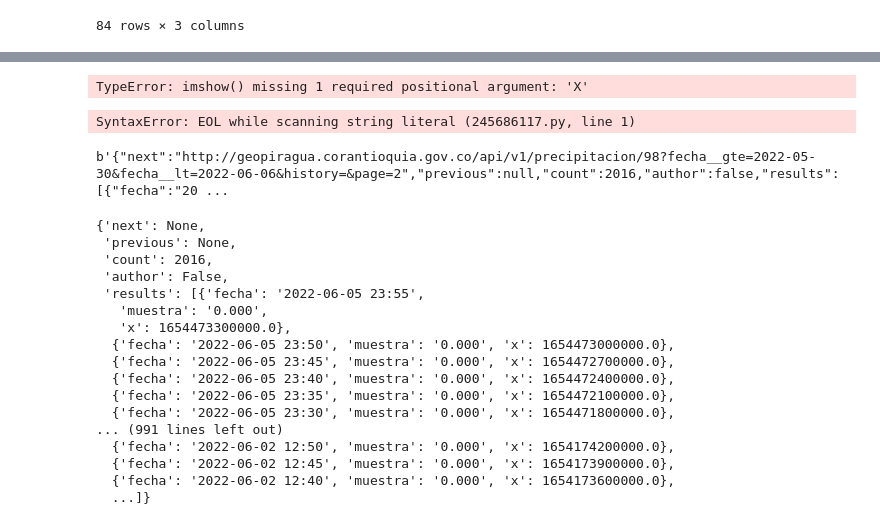
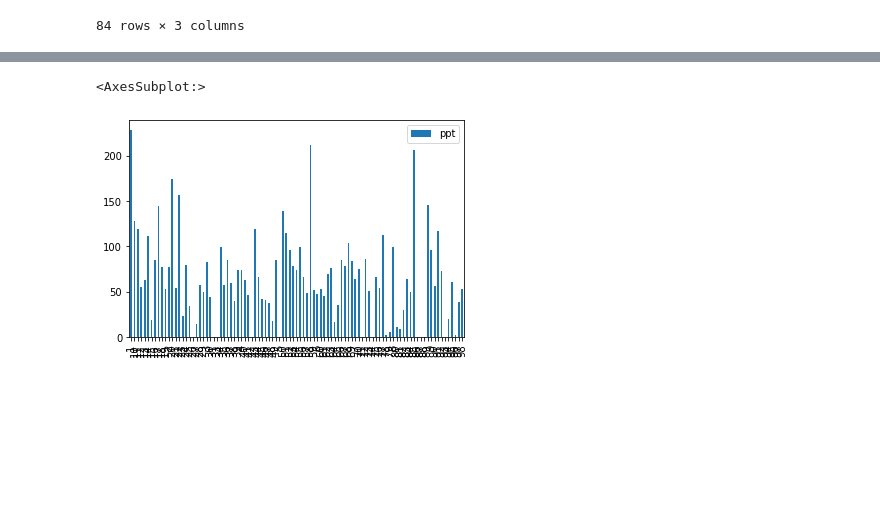
Before and after one commit to ospinals/piragua_backend_estaciones, a Jupyter notebook: piragua-src/PPT/Untitled.ipynb, the cells around one changed output, grey strips where cells are left out. Saved outputs shown, nothing was run; the diff lists cells and outputs as text; code cells hidden in the pictures; blank space fills up the shorter version.

```diff
--- a/piragua-src/PPT/Untitled.ipynb
+++ b/piragua-src/PPT/Untitled.ipynb
@@ -68,3 +58,0 @@ header = f"""<OGRVRTDataSource>
-# %%
-with open(f"{start_date}.vrt", "w") as f:
-    f.write(header)
@@ -118,6 +90,0 @@ plt.scatter(df_ppt.lon, df_ppt.lat, c = df_ppt.ppt, cmap = "jet")
-# %%
-data = {"y": str(lats.tolist()).replace("nan", "null"),
-        "x": str(lons.tolist()).replace("nan", "null"),
-        "z": str(lluvia.tolist()).replace("nan", "null")}
-# %% [output]
-TypeError: imshow() missing 1 required positional argument: 'X'
@@ -148,8 +109,3 @@ import datetime
 # %%
 shp_file = "./puntos.shp"
 rst_file = './interpolado.tif'
-# %%
-f"https://geopiragua.corantioquia.gov.co/api/v1/
-estaciones/{i}/precipitacion?fecha__gte=2022-05-30&fecha__gte=2022-06-05"
-# %% [output]
-SyntaxError: EOL while scanning string literal (245686117.py, line 1)
@@ -158,7 +112,3 @@ https://geopiragua.corantioquia.gov.co/api/v1/estaciones/2/precipitacion?fecha__
-# %%
-r_ppt.content
-# %% [output]
-b'{"next":"http://geopiragua.corantioquia.gov.co/api/v1/precipitacion/98?fecha__gte=2022-05-30&fecha__lt=2022-06-06&history=&page=2","previous":null,"count":2016,"author":false,"results":[{"fecha":"20 ...
 # %%
 os.makedirs("./idw", exist_ok=True)
 
@@ -184,23 +134,8 @@ for i in df_ppt.index:
 #         print(i)
 
 df_ppt = df_ppt.dropna()#.to_csv(f"{start_date}.csv", index = False)
-# %%
- json.loads(r_ppt.content)
-# %% [output]
-{'next': None,
- 'previous': None,
- 'count': 2016,
- 'author': False,
- 'results': [{'fecha': '2022-06-05 23:55',
-   'muestra': '0.000',
-   'x': 1654473300000.0},
-  {'fecha': '2022-06-05 23:50', 'muestra': '0.000', 'x': 1654473000000.0},
-  {'fecha': '2022-06-05 23:45', 'muestra': '0.000', 'x': 1654472700000.0},
-  {'fecha': '2022-06-05 23:40', 'muestra': '0.000', 'x': 1654472400000.0},
-  {'fecha': '2022-06-05 23:35', 'muestra': '0.000', 'x': 1654472100000.0},
-  {'fecha': '2022-06-05 23:30', 'muestra': '0.000', 'x': 1654471800000.0},
-... (991 lines left out)
-  {'fecha': '2022-06-02 12:50', 'muestra': '0.000', 'x': 1654174200000.0},
-  {'fecha': '2022-06-02 12:45', 'muestra': '0.000', 'x': 1654173900000.0},
-  {'fecha': '2022-06-02 12:40', 'muestra': '0.000', 'x': 1654173600000.0},
-  ...]}
+# %%
+df_ppt.plot(y = "ppt", kind = "bar")
+# %% [output]
+<AxesSubplot:>
+[figure, added]
```
Also changed, not shown: parts of 55 cells of this notebook, 24 other files.
